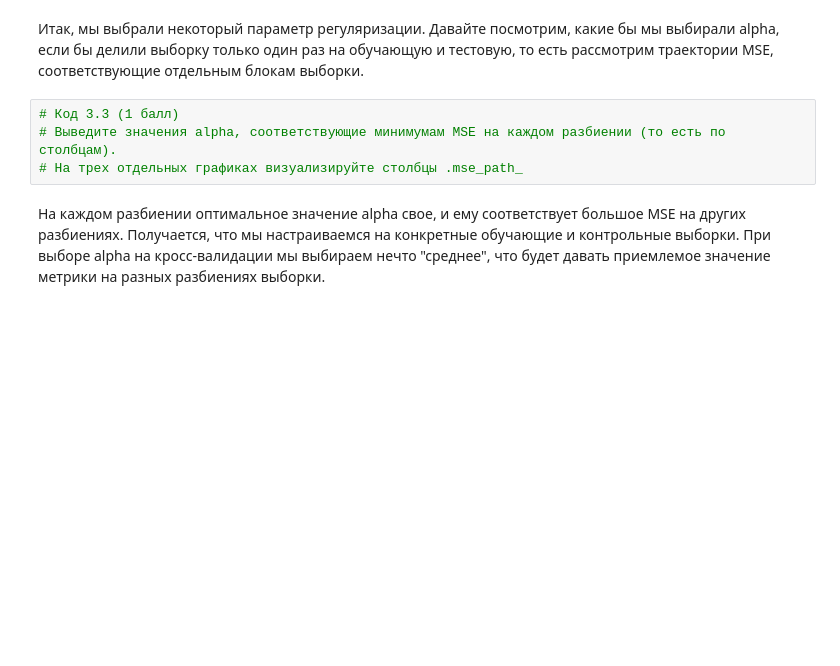
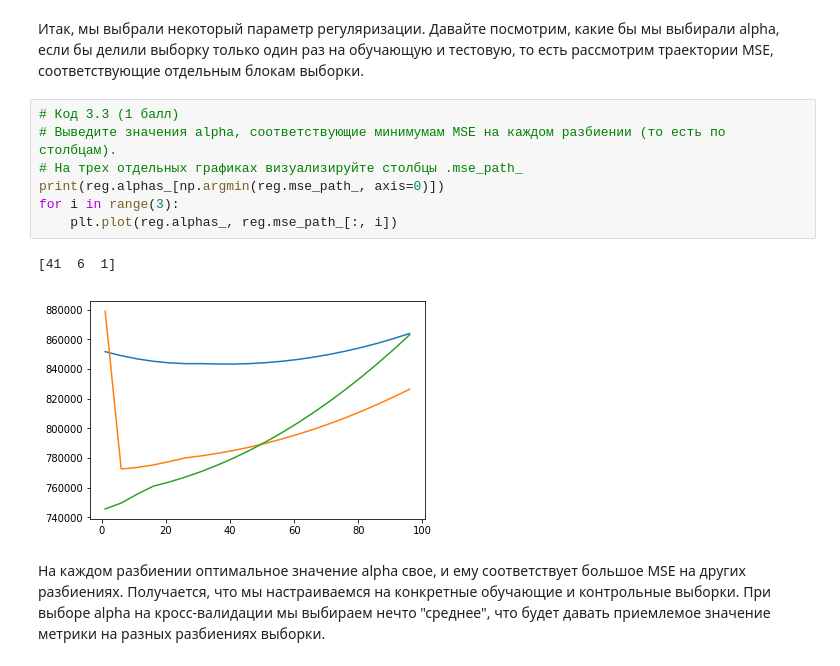
Before and after one commit to dpustovarov/machine-learning-data-analysis, a Jupyter notebook: 2-supervised-learning/week-2/OverfittingTask.ipynb, the cells around one changed output. Cells and saved outputs as stored; diff of their text form; blank space fills up the shorter version.

```diff
--- a/2-supervised-learning/week-2/OverfittingTask.ipynb
+++ b/2-supervised-learning/week-2/OverfittingTask.ipynb
@@ -198,7 +328,13 @@ alphas = np.arange(1, 100, 5)
 # %%
 # Код 3.3 (1 балл)
 # Выведите значения alpha, соответствующие минимумам MSE на каждом разбиении (то есть по столбцам).
 # На трех отдельных графиках визуализируйте столбцы .mse_path_
+print(reg.alphas_[np.argmin(reg.mse_path_, axis=0)])
+for i in range(3):
+    plt.plot(reg.alphas_, reg.mse_path_[:, i])
+# %% [output]
+[41  6  1]
+[figure, added]
 # %% [markdown]
 На каждом разбиении оптимальное значение alpha свое, и ему соответствует большое MSE на других разбиениях. Получается, что мы настраиваемся на конкретные обучающие и контрольные выборки. При выборе alpha на кросс-валидации мы выбираем нечто "среднее", что будет давать приемлемое значение метрики на разных разбиениях выборки.
 # %% [markdown]
```
Also changed, not shown: parts of 14 cells of this notebook.
